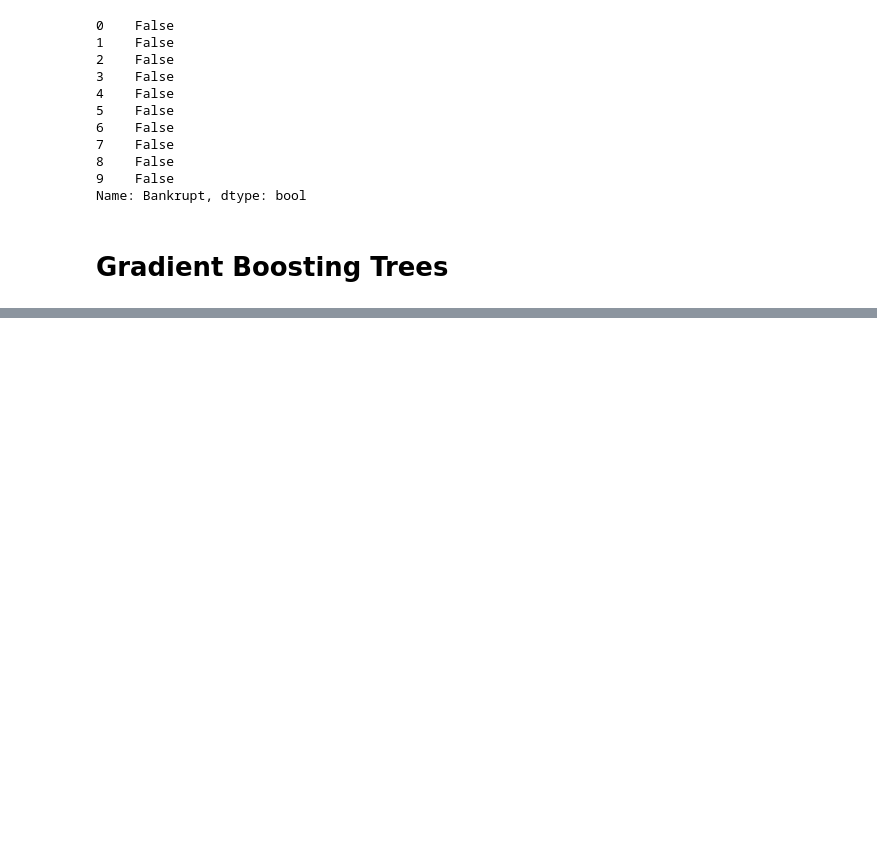
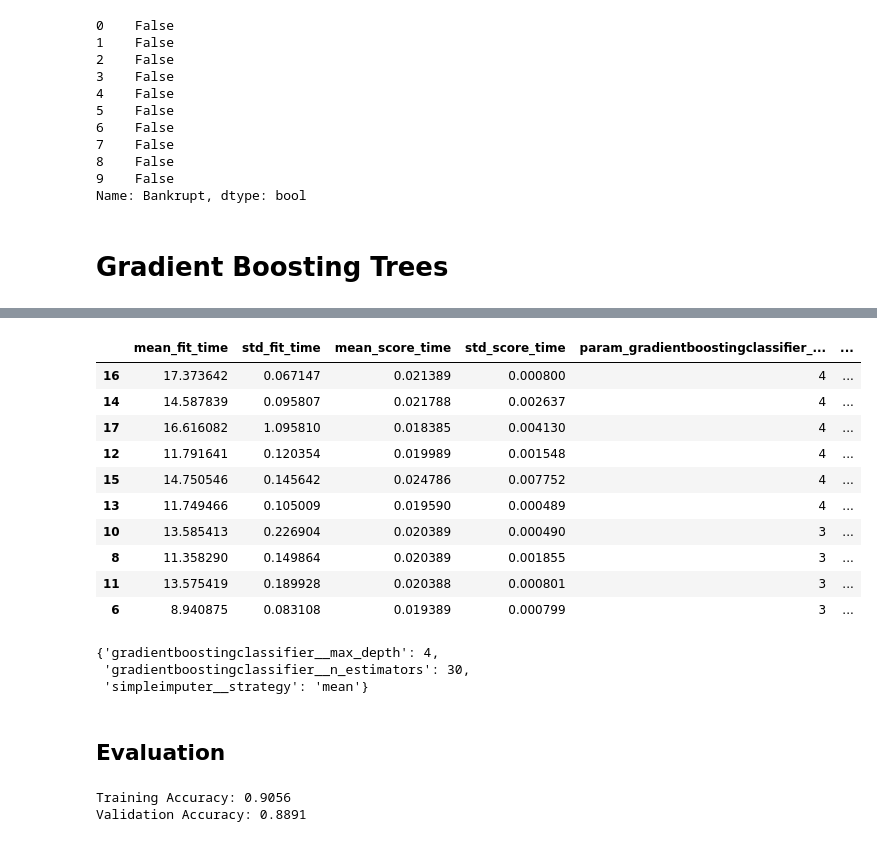
Before and after one commit to kriung/Corporate-Bankruptcy-Prediction, a Jupyter notebook: bankruptcy_predictor.ipynb, the cells around one changed output, grey strips where cells are left out. Cells and saved outputs as stored; diff of their text form; code cells hidden in the pictures; blank space fills up the shorter version.

```diff
--- a/bankruptcy_predictor.ipynb
+++ b/bankruptcy_predictor.ipynb
@@ -412,0 +450,34 @@ Name: Bankrupt, dtype: bool
+# %%
+#Crossvalidation results
+results =pd.DataFrame(model.cv_results_)
+results.sort_values("rank_test_score").head(10)
+# %% [output]
+|  | mean_fit_time | std_fit_time | mean_score_time | std_score_time | param_gradientboostingclassifier_... | ... |
+| 16 | 17.373642 | 0.067147 | 0.021389 | 0.000800 | 4 | ... |
+| 14 | 14.587839 | 0.095807 | 0.021788 | 0.002637 | 4 | ... |
+| 17 | 16.616082 | 1.095810 | 0.018385 | 0.004130 | 4 | ... |
+| 12 | 11.791641 | 0.120354 | 0.019989 | 0.001548 | 4 | ... |
+| 15 | 14.750546 | 0.145642 | 0.024786 | 0.007752 | 4 | ... |
+| 13 | 11.749466 | 0.105009 | 0.019590 | 0.000489 | 4 | ... |
+| 10 | 13.585413 | 0.226904 | 0.020389 | 0.000490 | 3 | ... |
+| 8 | 11.358290 | 0.149864 | 0.020389 | 0.001855 | 3 | ... |
+| 11 | 13.575419 | 0.189928 | 0.020388 | 0.000801 | 3 | ... |
+| 6 | 8.940875 | 0.083108 | 0.019389 | 0.000799 | 3 | ... |
+# %%
+# Extract best hyperparameters
+model.best_params_
+# %% [output]
+{'gradientboostingclassifier__max_depth': 4,
+ 'gradientboostingclassifier__n_estimators': 30,
+ 'simpleimputer__strategy': 'mean'}
+# %% [markdown]
+## Evaluation
+# %%
+acc_train = model.score(X_train, y_train)
+acc_test = model.score(X_test, y_test)
+
+print("Training Accuracy:", round(acc_train, 4))
+print("Validation Accuracy:", round(acc_test, 4))
+# %% [output]
+Training Accuracy: 0.9056
+Validation Accuracy: 0.8891
```
Also changed, not shown: parts of 13 cells of this notebook, 3 other files.
